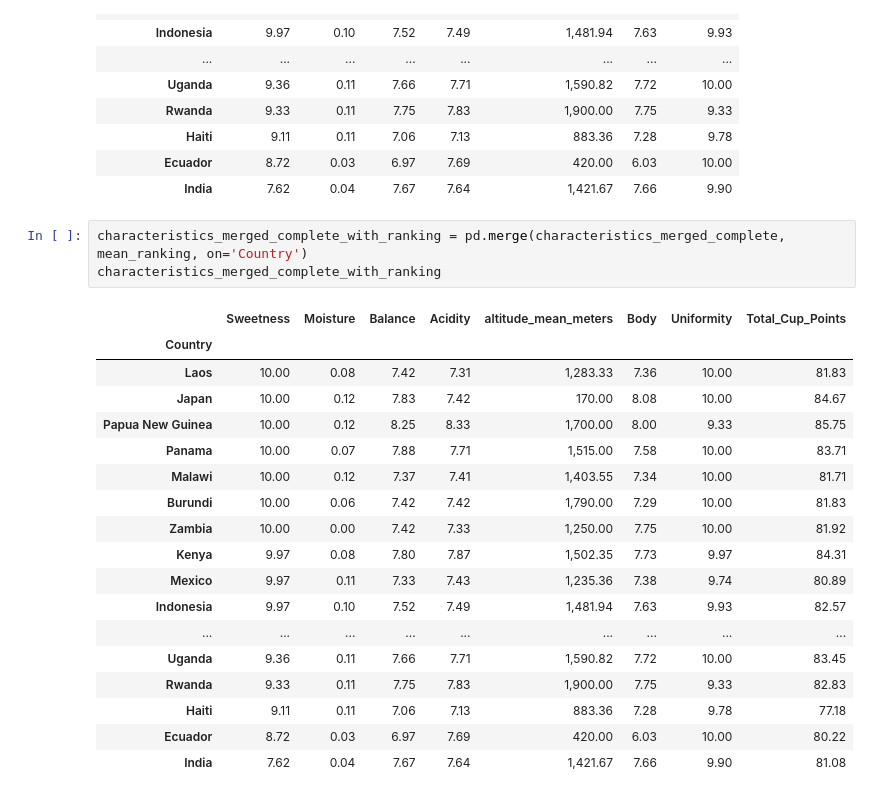
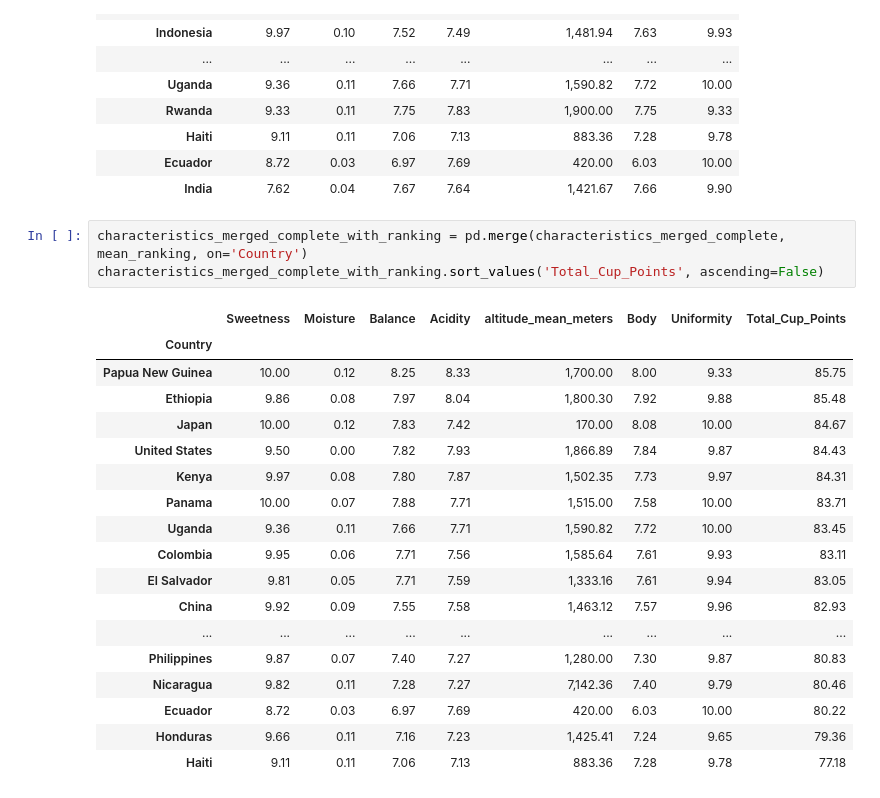
Before and after one commit to UC-Berkeley-I-School/Project2_Team_7, a Jupyter notebook: coffee_distribution.ipynb, the cells around one changed output. Drawn from its saved outputs; the diff is of its cells as text.

```diff
--- a/coffee_distribution.ipynb
+++ b/coffee_distribution.ipynb
@@ -271,23 +274,23 @@ characteristics_merged_complete
 | India | 7.62 | 0.04 | 7.67 | 7.64 | 1,421.67 | 7.66 | 9.90 |
 # %%
 characteristics_merged_complete_with_ranking = pd.merge(characteristics_merged_complete, mean_ranking, on='Country')
-characteristics_merged_complete_with_ranking
+characteristics_merged_complete_with_ranking.sort_values('Total_Cup_Points', ascending=False)
 # %% [output]
 |  | Sweetness | Moisture | Balance | Acidity | altitude_mean_meters | Body | Uniformity | Total_Cup_Points |
 | Country |  |  |  |  |  |  |  |  |
-| Laos | 10.00 | 0.08 | 7.42 | 7.31 | 1,283.33 | 7.36 | 10.00 | 81.83 |
+| Papua New Guinea | 10.00 | 0.12 | 8.25 | 8.33 | 1,700.00 | 8.00 | 9.33 | 85.75 |
+| Ethiopia | 9.86 | 0.08 | 7.97 | 8.04 | 1,800.30 | 7.92 | 9.88 | 85.48 |
 | Japan | 10.00 | 0.12 | 7.83 | 7.42 | 170.00 | 8.08 | 10.00 | 84.67 |
-| Papua New Guinea | 10.00 | 0.12 | 8.25 | 8.33 | 1,700.00 | 8.00 | 9.33 | 85.75 |
+| United States | 9.50 | 0.00 | 7.82 | 7.93 | 1,866.89 | 7.84 | 9.87 | 84.43 |
+| Kenya | 9.97 | 0.08 | 7.80 | 7.87 | 1,502.35 | 7.73 | 9.97 | 84.31 |
 | Panama | 10.00 | 0.07 | 7.88 | 7.71 | 1,515.00 | 7.58 | 10.00 | 83.71 |
-| Malawi | 10.00 | 0.12 | 7.37 | 7.41 | 1,403.55 | 7.34 | 10.00 | 81.71 |
-| Burundi | 10.00 | 0.06 | 7.42 | 7.42 | 1,790.00 | 7.29 | 10.00 | 81.83 |
-| Zambia | 10.00 | 0.00 | 7.42 | 7.33 | 1,250.00 | 7.75 | 10.00 | 81.92 |
-| Kenya | 9.97 | 0.08 | 7.80 | 7.87 | 1,502.35 | 7.73 | 9.97 | 84.31 |
-| Mexico | 9.97 | 0.11 | 7.33 | 7.43 | 1,235.36 | 7.38 | 9.74 | 80.89 |
-| Indonesia | 9.97 | 0.10 | 7.52 | 7.49 | 1,481.94 | 7.63 | 9.93 | 82.57 |
+| Uganda | 9.36 | 0.11 | 7.66 | 7.71 | 1,590.82 | 7.72 | 10.00 | 83.45 |
+| Colombia | 9.95 | 0.06 | 7.71 | 7.56 | 1,585.64 | 7.61 | 9.93 | 83.11 |
+| El Salvador | 9.81 | 0.05 | 7.71 | 7.59 | 1,333.16 | 7.61 | 9.94 | 83.05 |
+| China | 9.92 | 0.09 | 7.55 | 7.58 | 1,463.12 | 7.57 | 9.96 | 82.93 |
 | ... | ... | ... | ... | ... | ... | ... | ... | ... |
-| Uganda | 9.36 | 0.11 | 7.66 | 7.71 | 1,590.82 | 7.72 | 10.00 | 83.45 |
-| Rwanda | 9.33 | 0.11 | 7.75 | 7.83 | 1,900.00 | 7.75 | 9.33 | 82.83 |
+| Philippines | 9.87 | 0.07 | 7.40 | 7.27 | 1,280.00 | 7.30 | 9.87 | 80.83 |
+| Nicaragua | 9.82 | 0.11 | 7.28 | 7.27 | 7,142.36 | 7.40 | 9.79 | 80.46 |
+| Ecuador | 8.72 | 0.03 | 6.97 | 7.69 | 420.00 | 6.03 | 10.00 | 80.22 |
+| Honduras | 9.66 | 0.11 | 7.16 | 7.23 | 1,425.41 | 7.24 | 9.65 | 79.36 |
 | Haiti | 9.11 | 0.11 | 7.06 | 7.13 | 883.36 | 7.28 | 9.78 | 77.18 |
-| Ecuador | 8.72 | 0.03 | 6.97 | 7.69 | 420.00 | 6.03 | 10.00 | 80.22 |
-| India | 7.62 | 0.04 | 7.67 | 7.64 | 1,421.67 | 7.66 | 9.90 | 81.08 |
```
Also changed, not shown: parts of 7 cells of this notebook.
